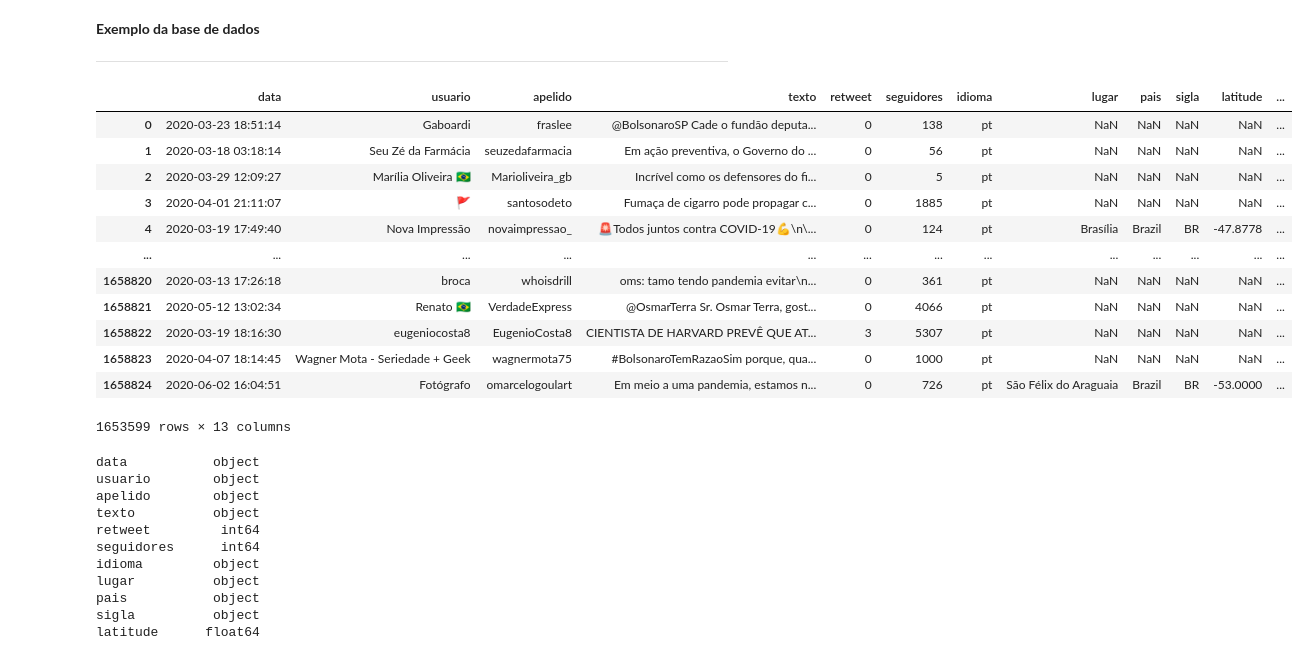
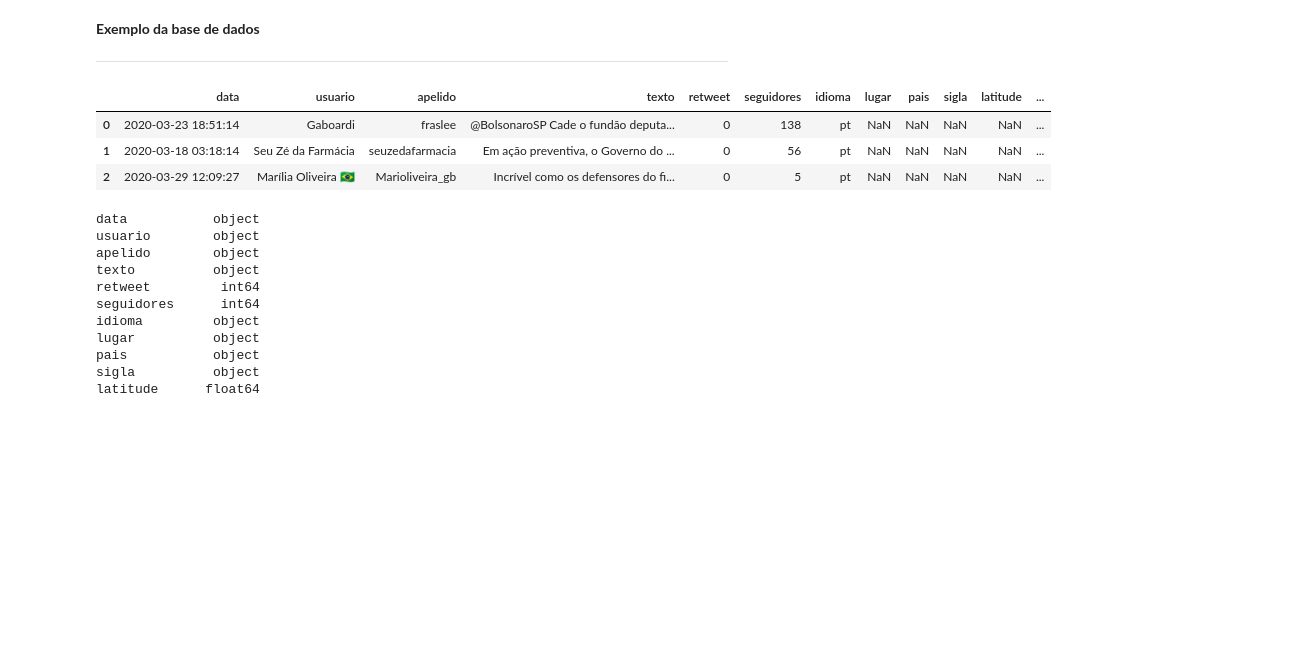
Before and after one commit to pauloigorms/covid-twitter-pecd, a Jupyter notebook: Programacao_Ciencia_Dados.ipynb, the cells around one changed output. Saved outputs shown, nothing was run; the diff lists cells and outputs as text; code cells hidden in the pictures; blank space fills up the shorter version.

```diff
--- a/Programacao_Ciencia_Dados.ipynb
+++ b/Programacao_Ciencia_Dados.ipynb
@@ -112,21 +133,12 @@ Mounted at /content/drive
 
 ---
 # %%
-raw_data
+raw_data.head(3)
 # %% [output]
 |  | data | usuario | apelido | texto | retweet | seguidores | idioma | lugar | pais | sigla | latitude | ... |
 | 0 | 2020-03-23 18:51:14 | Gaboardi | fraslee | @BolsonaroSP Cade o fundão deputa... | 0 | 138 | pt | NaN | NaN | NaN | NaN | ... |
 | 1 | 2020-03-18 03:18:14 | Seu Zé da Farmácia | seuzedafarmacia | Em ação preventiva, o Governo do ... | 0 | 56 | pt | NaN | NaN | NaN | NaN | ... |
 | 2 | 2020-03-29 12:09:27 | Marília Oliveira 🇧🇷 | Marioliveira_gb | Incrível como os defensores do fi... | 0 | 5 | pt | NaN | NaN | NaN | NaN | ... |
-| 3 | 2020-04-01 21:11:07 | 🚩 | santosodeto | Fumaça de cigarro pode propagar c... | 0 | 1885 | pt | NaN | NaN | NaN | NaN | ... |
-| 4 | 2020-03-19 17:49:40 | Nova Impressão | novaimpressao_ | 🚨Todos juntos contra COVID-19💪\n\... | 0 | 124 | pt | Brasília | Brazil | BR | -47.8778 | ... |
-| ... | ... | ... | ... | ... | ... | ... | ... | ... | ... | ... | ... | ... |
-| 1658820 | 2020-03-13 17:26:18 | broca | whoisdrill | oms: tamo tendo pandemia evitar\n... | 0 | 361 | pt | NaN | NaN | NaN | NaN | ... |
-| 1658821 | 2020-05-12 13:02:34 | Renato 🇧🇷 | VerdadeExpress | @OsmarTerra Sr. Osmar Terra, gost... | 0 | 4066 | pt | NaN | NaN | NaN | NaN | ... |
-| 1658822 | 2020-03-19 18:16:30 | eugeniocosta8 | EugenioCosta8 | CIENTISTA DE HARVARD PREVÊ QUE AT... | 3 | 5307 | pt | NaN | NaN | NaN | NaN | ... |
-| 1658823 | 2020-04-07 18:14:45 | Wagner Mota - Seriedade + Geek | wagnermota75 | #BolsonaroTemRazaoSim porque, qua... | 0 | 1000 | pt | NaN | NaN | NaN | NaN | ... |
-| 1658824 | 2020-06-02 16:04:51 | Fotógrafo | omarcelogoulart | Em meio a uma pandemia, estamos n... | 0 | 726 | pt | São Félix do Araguaia | Brazil | BR | -53.0000 | ... |
-1653599 rows × 13 columns
 # %%
 raw_data.dtypes
 # %% [output]
```
Also changed, not shown: parts of 24 cells of this notebook.
